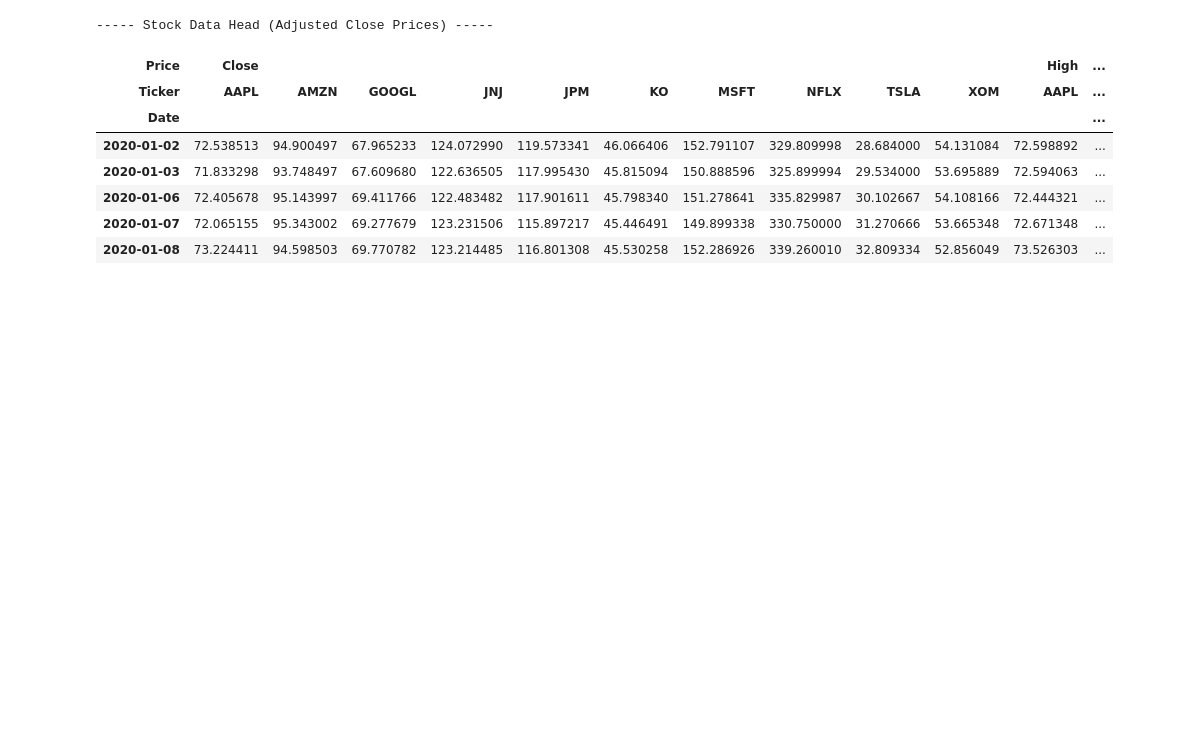
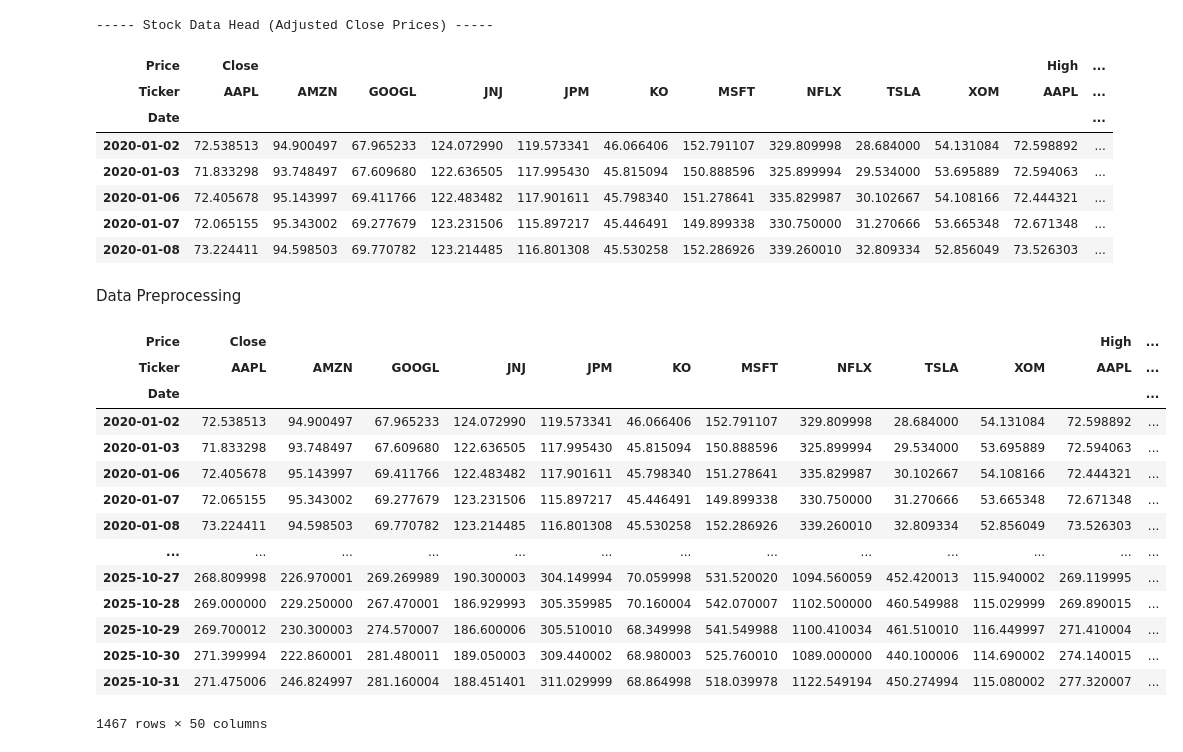
Before and after one commit to charlesakinnurun/stock-market, a Jupyter notebook: model.ipynb, the cells around one changed output. Cells and saved outputs as stored; diff of their text form; code cells hidden in the pictures; blank space fills up the shorter version.

```diff
--- a/model.ipynb
+++ b/model.ipynb
@@ -42,3 +42,25 @@ stock_data.head()
 | 2020-01-06 | 72.405678 | 95.143997 | 69.411766 | 122.483482 | 117.901611 | 45.798340 | 151.278641 | 335.829987 | 30.102667 | 54.108166 | 72.444321 | ... |
 | 2020-01-07 | 72.065155 | 95.343002 | 69.277679 | 123.231506 | 115.897217 | 45.446491 | 149.899338 | 330.750000 | 31.270666 | 53.665348 | 72.671348 | ... |
 | 2020-01-08 | 73.224411 | 94.598503 | 69.770782 | 123.214485 | 116.801308 | 45.530258 | 152.286926 | 339.260010 | 32.809334 | 52.856049 | 73.526303 | ... |
+# %% [markdown]
+Data Preprocessing
+# %%
+df = stock_data
+# %%
+df
+# %% [output]
+| Price | Close |  |  |  |  |  |  |  |  |  | High | ... |
+| Ticker | AAPL | AMZN | GOOGL | JNJ | JPM | KO | MSFT | NFLX | TSLA | XOM | AAPL | ... |
+| Date |  |  |  |  |  |  |  |  |  |  |  | ... |
+| 2020-01-02 | 72.538513 | 94.900497 | 67.965233 | 124.072990 | 119.573341 | 46.066406 | 152.791107 | 329.809998 | 28.684000 | 54.131084 | 72.598892 | ... |
+| 2020-01-03 | 71.833298 | 93.748497 | 67.609680 | 122.636505 | 117.995430 | 45.815094 | 150.888596 | 325.899994 | 29.534000 | 53.695889 | 72.594063 | ... |
+| 2020-01-06 | 72.405678 | 95.143997 | 69.411766 | 122.483482 | 117.901611 | 45.798340 | 151.278641 | 335.829987 | 30.102667 | 54.108166 | 72.444321 | ... |
+| 2020-01-07 | 72.065155 | 95.343002 | 69.277679 | 123.231506 | 115.897217 | 45.446491 | 149.899338 | 330.750000 | 31.270666 | 53.665348 | 72.671348 | ... |
+| 2020-01-08 | 73.224411 | 94.598503 | 69.770782 | 123.214485 | 116.801308 | 45.530258 | 152.286926 | 339.260010 | 32.809334 | 52.856049 | 73.526303 | ... |
+| ... | ... | ... | ... | ... | ... | ... | ... | ... | ... | ... | ... | ... |
+| 2025-10-27 | 268.809998 | 226.970001 | 269.269989 | 190.300003 | 304.149994 | 70.059998 | 531.520020 | 1094.560059 | 452.420013 | 115.940002 | 269.119995 | ... |
+| 2025-10-28 | 269.000000 | 229.250000 | 267.470001 | 186.929993 | 305.359985 | 70.160004 | 542.070007 | 1102.500000 | 460.549988 | 115.029999 | 269.890015 | ... |
+| 2025-10-29 | 269.700012 | 230.300003 | 274.570007 | 186.600006 | 305.510010 | 68.349998 | 541.549988 | 1100.410034 | 461.510010 | 116.449997 | 271.410004 | ... |
+| 2025-10-30 | 271.399994 | 222.860001 | 281.480011 | 189.050003 | 309.440002 | 68.980003 | 525.760010 | 1089.000000 | 440.100006 | 114.690002 | 274.140015 | ... |
+| 2025-10-31 | 271.475006 | 246.824997 | 281.160004 | 188.451401 | 311.029999 | 68.864998 | 518.039978 | 1122.549194 | 450.274994 | 115.080002 | 277.320007 | ... |
+1467 rows × 50 columns
```
Also changed, not shown: parts of 27 cells of this notebook, 1 other file.
